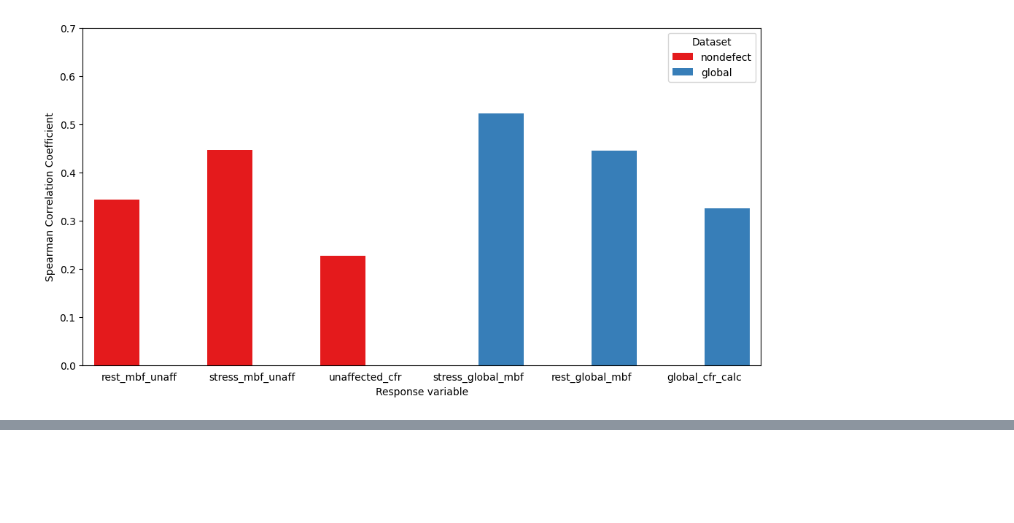
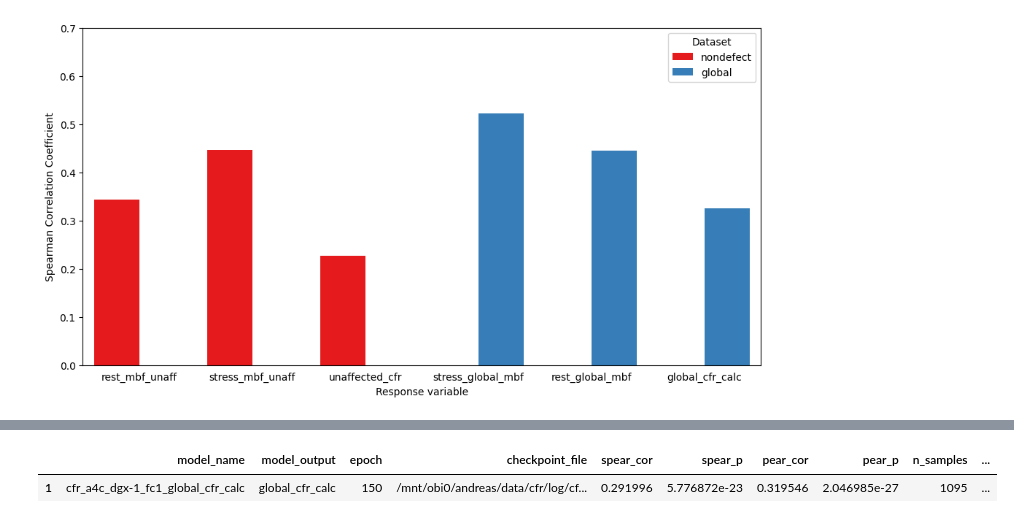
Before and after one commit to awerdich/werdich-cfr, a Jupyter notebook: notebooks/visualize_cfr_predictions.ipynb, the cells around one changed output, grey strips where cells are left out. Drawn from its saved outputs; the diff is of its cells as text; code cells hidden in the pictures; blank space fills up the shorter version.

```diff
--- a/notebooks/visualize_cfr_predictions.ipynb
+++ b/notebooks/visualize_cfr_predictions.ipynb
@@ -248 +247,11 @@ def scatter_plot(X, Y, cor, lim=[0, 5], xl='Predicted', yl='Observed'):
+# %%
+model_name = 'cfr_a4c_dgx-1_fc1_global_cfr_calc'
+model_epoch = 150
+model_df = df_cor[(df_cor.model_name==model_name) & (df_cor.epoch==model_epoch)]
+model_cor = np.around(model_df.spear_cor.values[0], decimals=2)
+test_preds = df_pred[(df_pred.model_name==model_name) & (df_pred.epoch==model_epoch)]
+model_df
+# %% [output]
+|  | model_name | model_output | epoch | checkpoint_file | spear_cor | spear_p | pear_cor | pear_p | n_samples | ... |
+| 1 | cfr_a4c_dgx-1_fc1_global_cfr_calc | global_cfr_calc | 150 | /mnt/obi0/andreas/data/cfr/log/cf... | 0.291996 | 5.776872e-23 | 0.319546 | 2.046985e-27 | 1095 | ... |
 # %%
```
Also changed, not shown: parts of 18 cells of this notebook, 3 other files.
